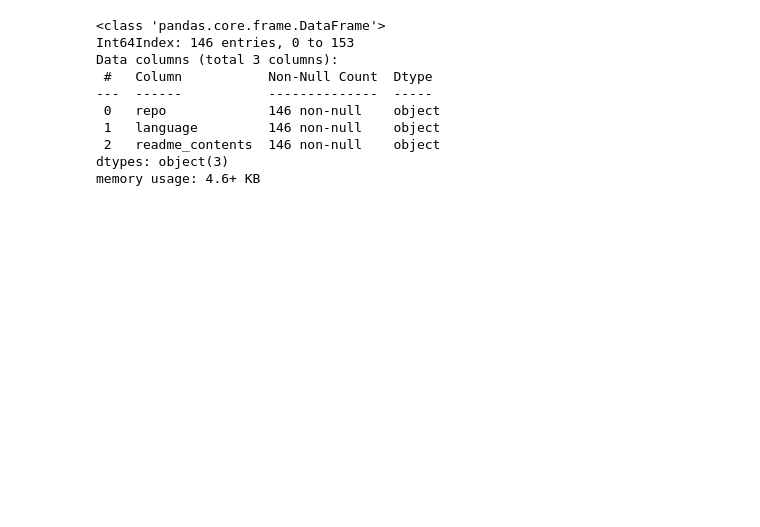
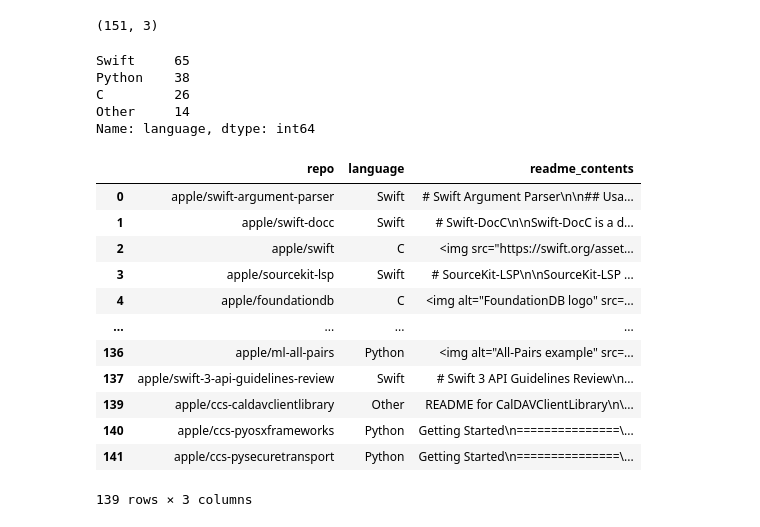
Before and after one commit to NLP-Github-Project-Hopper5/NLP-Github-Project, a Jupyter notebook: jos-workbook.ipynb, the cells around one changed output. Drawn from its saved outputs; the diff is of its cells as text; code cells hidden in the pictures; blank space fills up the shorter version.

```diff
--- a/jos-workbook.ipynb
+++ b/jos-workbook.ipynb
@@ -161,14 +190,40 @@ df[df.isnull()]
+# %%
+df.shape
+# %% [output]
+(151, 3)
 # %%
-df = df.dropna()
-df.info()
+df = df.dropna().reset_index(drop=True)
-# %% [output]
-<class 'pandas.core.frame.DataFrame'>
-Int64Index: 146 entries, 0 to 153
-Data columns (total 3 columns):
- #   Column           Non-Null Count  Dtype
----  ------           --------------  -----
- 0   repo             146 non-null    object
- 1   language         146 non-null    object
- 2   readme_contents  146 non-null    object
-dtypes: object(3)
-memory usage: 4.6+ KB
+# %%
+# Change 'C++' to 'C'
+df.loc[df.language == 'C++', 'language'] = 'C'
+# %%
+# Change values of all the other languages to 'Other'
+df.loc[df.language.isin(['Swift','Python','C']) == False, 'language'] = 'Other'
+
+df.language.value_counts()
+# %% [output]
+Swift     65
+Python    38
+C         26
+Other     14
+Name: language, dtype: int64
+# %%
+# Create a list where there are no readme contents
+i = df[df.readme_contents == ''].index
+# Drop repos where there is no readme content
+df.drop(i, inplace=True)
+df
+# %% [output]
+|  | repo | language | readme_contents |
+| 0 | apple/swift-argument-parser | Swift | # Swift Argument Parser\n\n## Usa... |
+| 1 | apple/swift-docc | Swift | # Swift-DocC\n\nSwift-DocC is a d... |
+| 2 | apple/swift | C | <img src="https://swift.org/asset... |
+| 3 | apple/sourcekit-lsp | Swift | # SourceKit-LSP\n\nSourceKit-LSP ... |
+| 4 | apple/foundationdb | C | <img alt="FoundationDB logo" src=... |
+| ... | ... | ... | ... |
+| 136 | apple/ml-all-pairs | Python | <img alt="All-Pairs example" src=... |
+| 137 | apple/swift-3-api-guidelines-review | Swift | # Swift 3 API Guidelines Review\n... |
+| 139 | apple/ccs-caldavclientlibrary | Other | README for CalDAVClientLibrary\n\... |
+| 140 | apple/ccs-pyosxframeworks | Python | Getting Started\n===============\... |
+| 141 | apple/ccs-pysecuretransport | Python | Getting Started\n===============\... |
+139 rows × 3 columns
```
Also changed, not shown: parts of 38 cells of this notebook.
